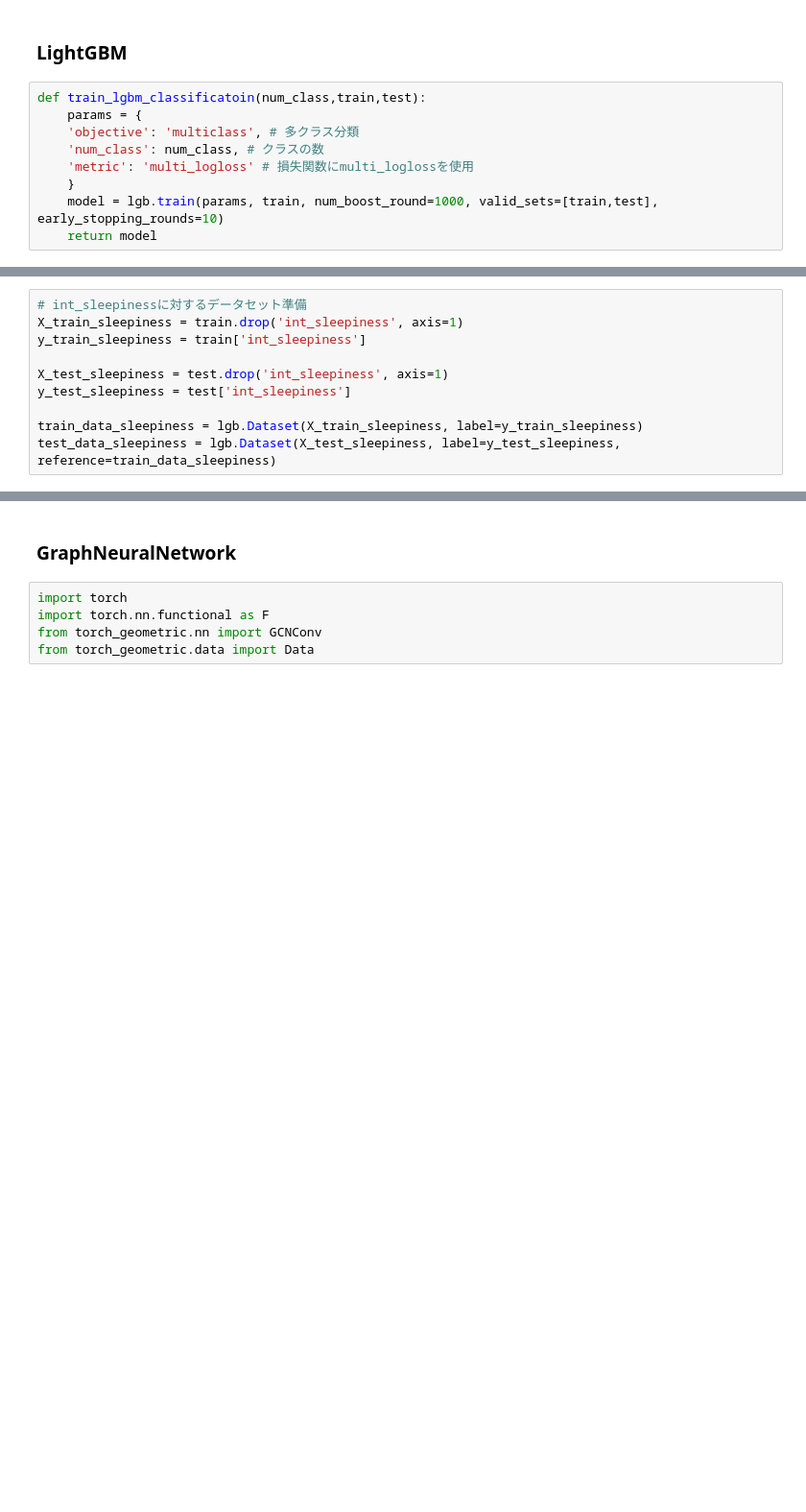
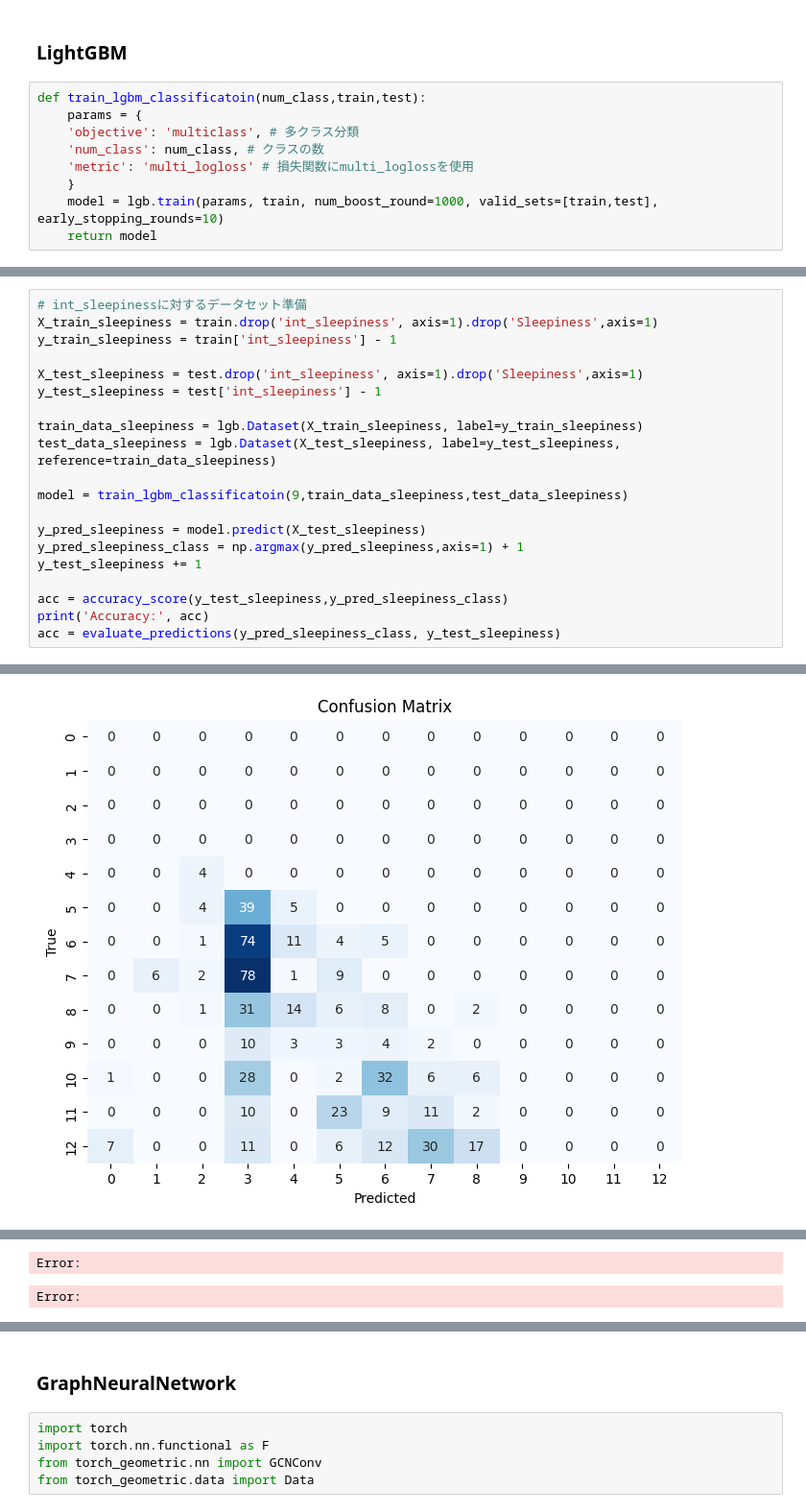
Before and after one commit to BuntinJP/ml, a Jupyter notebook: multiclass-classification.ipynb, the cells around one changed output, grey strips where cells are left out. Shown at 96% size. Cells and saved outputs as stored; diff of their text form; blank space fills up the shorter version.

```diff
--- a/multiclass-classification.ipynb
+++ b/multiclass-classification.ipynb
@@ -159,10 +158,21 @@ showLgbmModelFeature(model)
 # %%
 # int_sleepinessに対するデータセット準備
-X_train_sleepiness = train.drop('int_sleepiness', axis=1)
-y_train_sleepiness = train['int_sleepiness']
+X_train_sleepiness = train.drop('int_sleepiness', axis=1).drop('Sleepiness',axis=1)
+y_train_sleepiness = train['int_sleepiness'] - 1
 
-X_test_sleepiness = test.drop('int_sleepiness', axis=1)
-y_test_sleepiness = test['int_sleepiness']
+X_test_sleepiness = test.drop('int_sleepiness', axis=1).drop('Sleepiness',axis=1)
+y_test_sleepiness = test['int_sleepiness'] - 1
 
 train_data_sleepiness = lgb.Dataset(X_train_sleepiness, label=y_train_sleepiness)
 test_data_sleepiness = lgb.Dataset(X_test_sleepiness, label=y_test_sleepiness, reference=train_data_sleepiness)
+
+model = train_lgbm_classificatoin(9,train_data_sleepiness,test_data_sleepiness)
+
+y_pred_sleepiness = model.predict(X_test_sleepiness)
+y_pred_sleepiness_class = np.argmax(y_pred_sleepiness,axis=1) + 1
+y_test_sleepiness += 1
+
+acc = accuracy_score(y_test_sleepiness,y_pred_sleepiness_class)
+print('Accuracy:', acc)
+acc = evaluate_predictions(y_pred_sleepiness_class, y_test_sleepiness)
+# %% [output]
@@ -168,0 +196 @@ test_data_sleepiness = lgb.Dataset(X_test_sleepiness, label=y_test_sleepiness, r
+[figure, added]
@@ -168,0 +214,2 @@ test_data_sleepiness = lgb.Dataset(X_test_sleepiness, label=y_test_sleepiness, r
+Error:
+Error:
```
Also changed, not shown: parts of 15 cells of this notebook, 2 other files.
